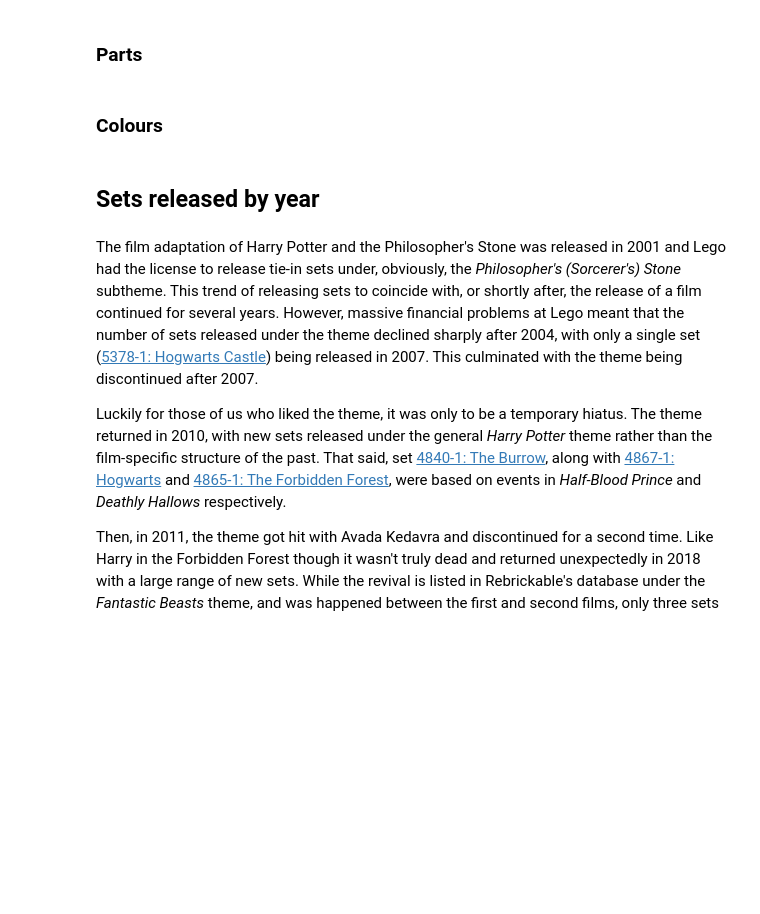
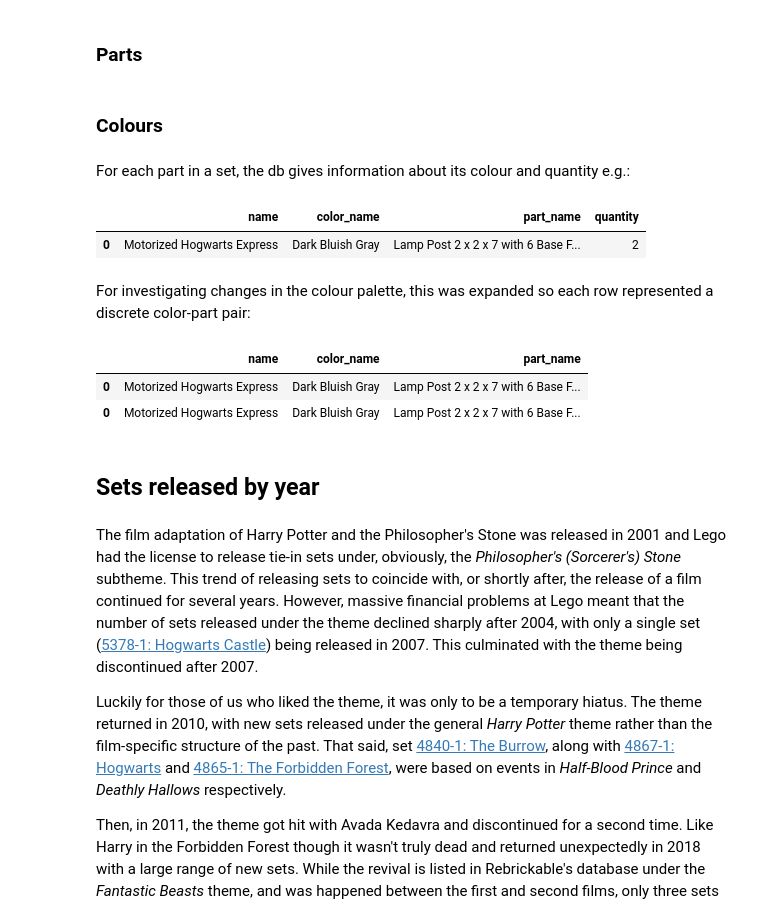
Before and after one commit to thirdformant/lego_data, a Jupyter notebook: notebooks/harry_potter/hp_initial-eda.ipynb, the cells around one changed output. Cells and saved outputs as stored; diff of their text form; code cells hidden in the pictures; blank space fills up the shorter version.

```diff
--- a/notebooks/harry_potter/hp_initial-eda.ipynb
+++ b/notebooks/harry_potter/hp_initial-eda.ipynb
@@ -159,7 +164,26 @@ most_parts = hp_themes_df\
 hp_themes_df = hp_themes_df.merge(most_parts, on="theme_name", how="right")
 # %% [markdown]
 ### Colours
+# %% [markdown]
+For each part in a set, the db gives information about its colour and quantity e.g.:
+# %%
+hp_parts_df[['name', 'color_name', 'part_name', 'quantity']].head(1)
+# %% [output]
+|  | name | color_name | part_name | quantity |
+| 0 | Motorized Hogwarts Express | Dark Bluish Gray | Lamp Post 2 x 2 x 7 with 6 Base F... | 2 |
+# %% [markdown]
+For investigating changes in the colour palette, this was expanded so each row represented a discrete color-part pair:
 # %%
-hp_colors_df = hp_parts_df.reindex(hp_parts_df.index.repeat(hp_parts_df['quantity']))
+hp_colors_df = hp_parts_df\
+    .reindex(hp_parts_df.index.repeat(hp_parts_df['quantity']))
+
+# For plots, the rgb value needs to be a valid hex color code with # prefix
 hp_colors_df['hex'] = '#' + hp_colors_df['rgb']
+
+# Example expanded colour df
+hp_colors_df[['name', 'color_name', 'part_name']].head(2)
+# %% [output]
+|  | name | color_name | part_name |
+| 0 | Motorized Hogwarts Express | Dark Bluish Gray | Lamp Post 2 x 2 x 7 with 6 Base F... |
+| 0 | Motorized Hogwarts Express | Dark Bluish Gray | Lamp Post 2 x 2 x 7 with 6 Base F... |
 # %%
```
Also changed, not shown: parts of 9 cells of this notebook.
